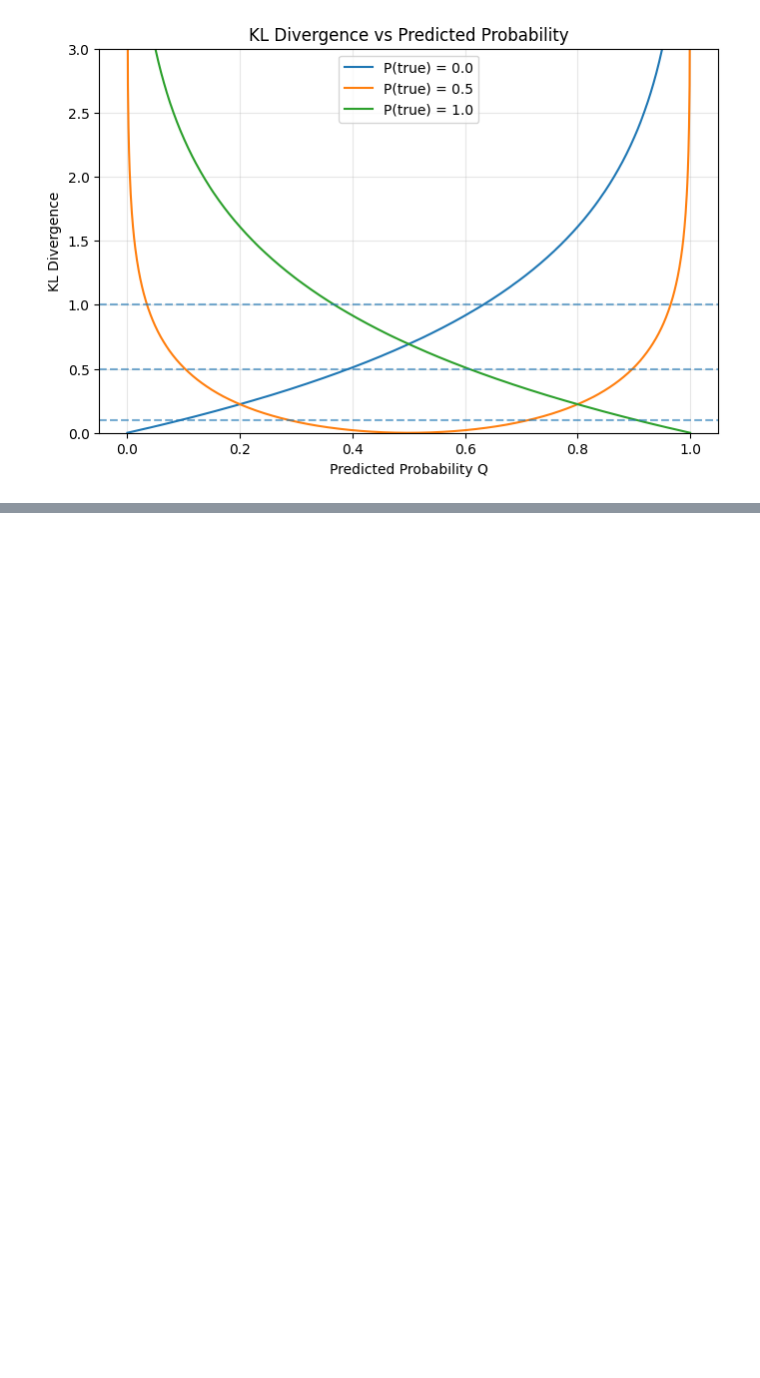
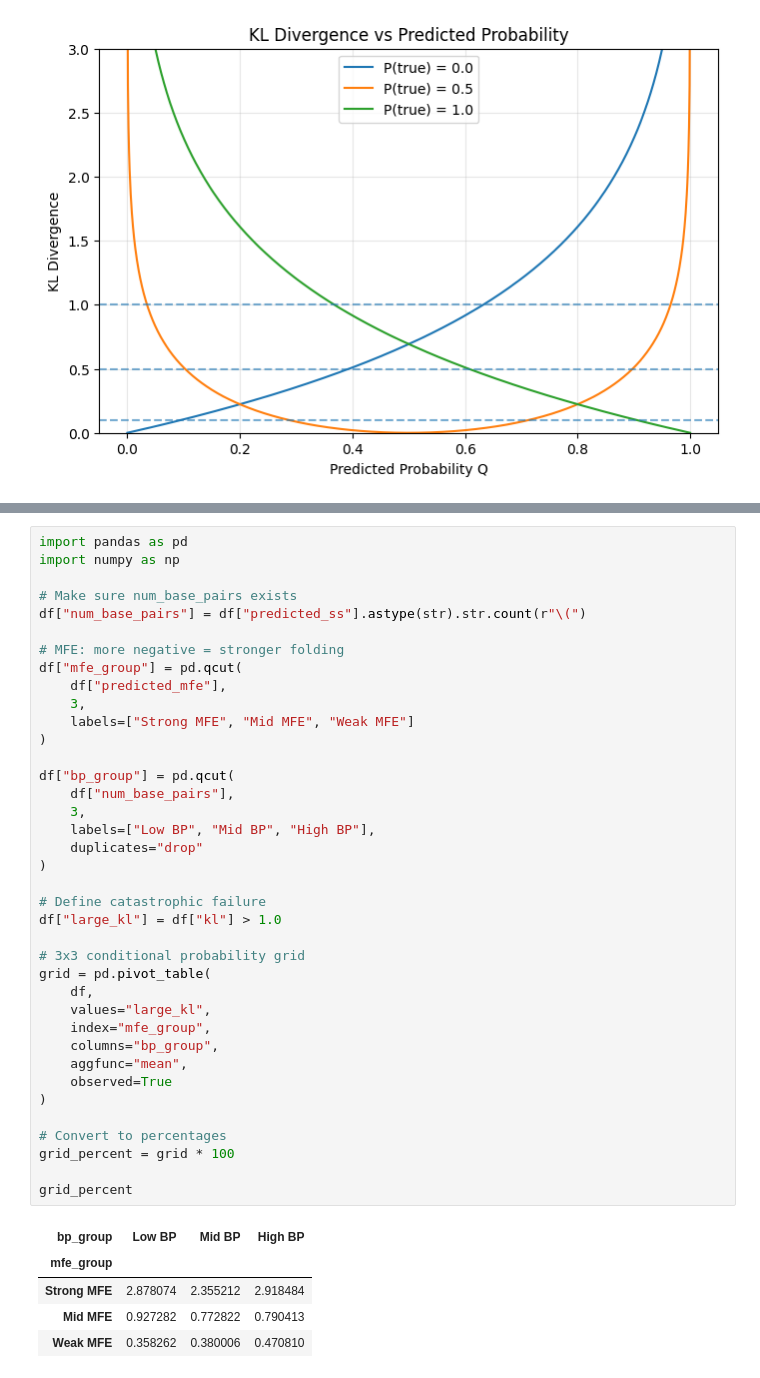
Before and after one commit to log2718/interpretable-splicing-model-torch, a Jupyter notebook: performance/inspect_features.ipynb, the cells around one changed output, grey strips where cells are left out. Drawn from its saved outputs; the diff is of its cells as text; blank space fills up the shorter version.

```diff
--- a/performance/inspect_features.ipynb
+++ b/performance/inspect_features.ipynb
@@ -280,0 +299,44 @@ plt.show()
+# %%
+import pandas as pd
+import numpy as np
+
+# Make sure num_base_pairs exists
+df["num_base_pairs"] = df["predicted_ss"].astype(str).str.count(r"\(")
+
+# MFE: more negative = stronger folding
+df["mfe_group"] = pd.qcut(
+    df["predicted_mfe"],
+    3,
+    labels=["Strong MFE", "Mid MFE", "Weak MFE"]
+)
+
+df["bp_group"] = pd.qcut(
+    df["num_base_pairs"],
+    3,
+    labels=["Low BP", "Mid BP", "High BP"],
+    duplicates="drop"
+)
+
+# Define catastrophic failure
+df["large_kl"] = df["kl"] > 1.0
+
+# 3x3 conditional probability grid
+grid = pd.pivot_table(
+    df,
+    values="large_kl",
+    index="mfe_group",
+    columns="bp_group",
+    aggfunc="mean",
+    observed=True
+)
+
+# Convert to percentages
+grid_percent = grid * 100
+
+grid_percent
+# %% [output]
+| bp_group | Low BP | Mid BP | High BP |
+| mfe_group |  |  |  |
+| Strong MFE | 2.878074 | 2.355212 | 2.918484 |
+| Mid MFE | 0.927282 | 0.772822 | 0.790413 |
+| Weak MFE | 0.358262 | 0.380006 | 0.470810 |
```
Also changed, not shown: parts of 8 cells of this notebook, 2 other files.
